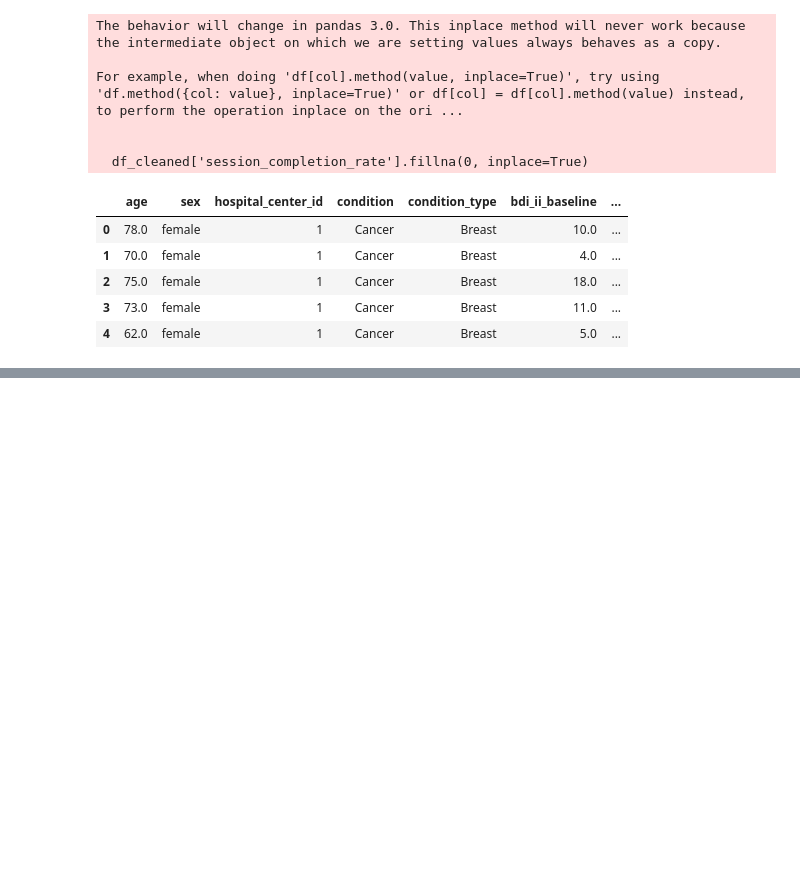
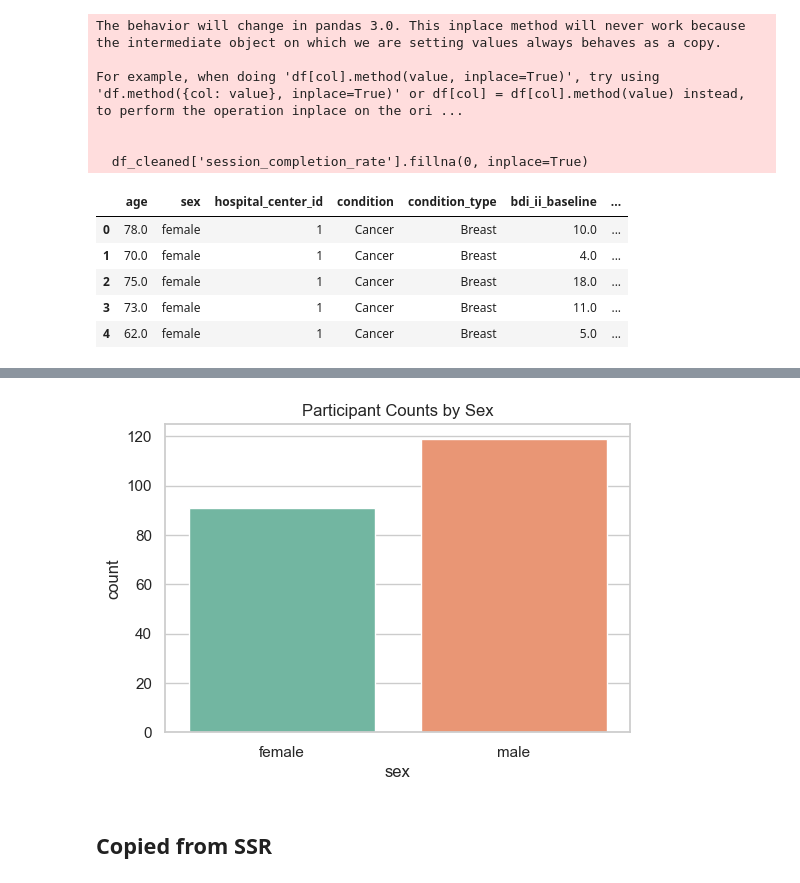
Before and after one commit to jawadchy2150/BHI-2025-Team_Blackout-track1, a Jupyter notebook: EDA.ipynb, the cells around one changed output, grey strips where cells are left out. Saved outputs shown, nothing was run; the diff lists cells and outputs as text; code cells hidden in the pictures; blank space fills up the shorter version.

```diff
--- a/EDA.ipynb
+++ b/EDA.ipynb
@@ -177,0 +239,10 @@ df_cleaned.head()
+# %%
+# count of participants by sex
+plt.figure(figsize=(6,4))
+sns.countplot(x="sex", data=df_cleaned, palette="Set2", hue="sex", legend=False)
+plt.title("Participant Counts by Sex")
+plt.show()
+# %% [output]
+[figure, added]
+# %% [markdown]
+## Copied from SSR
```
Also changed, not shown: parts of 14 cells of this notebook, 1 other file.
